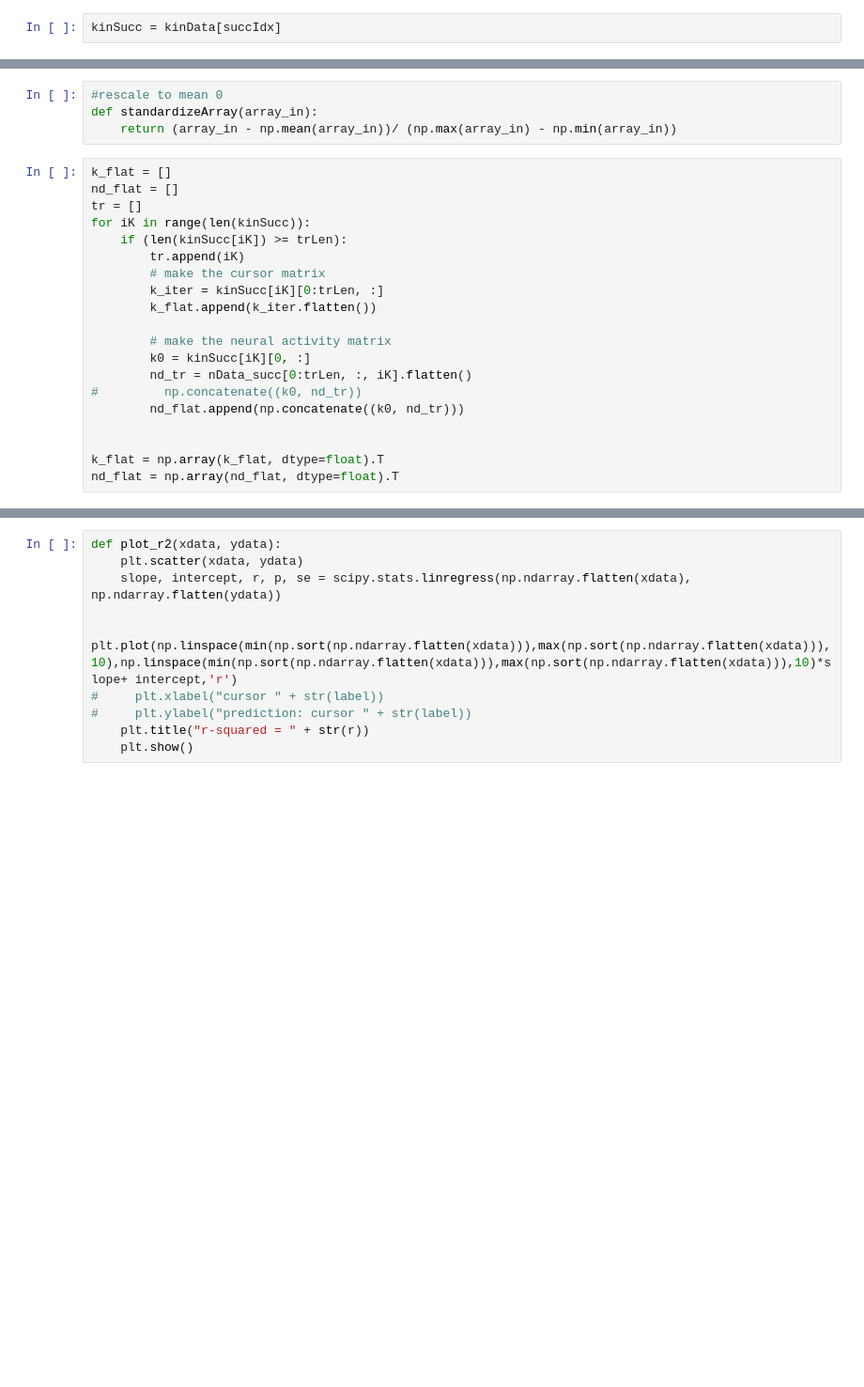
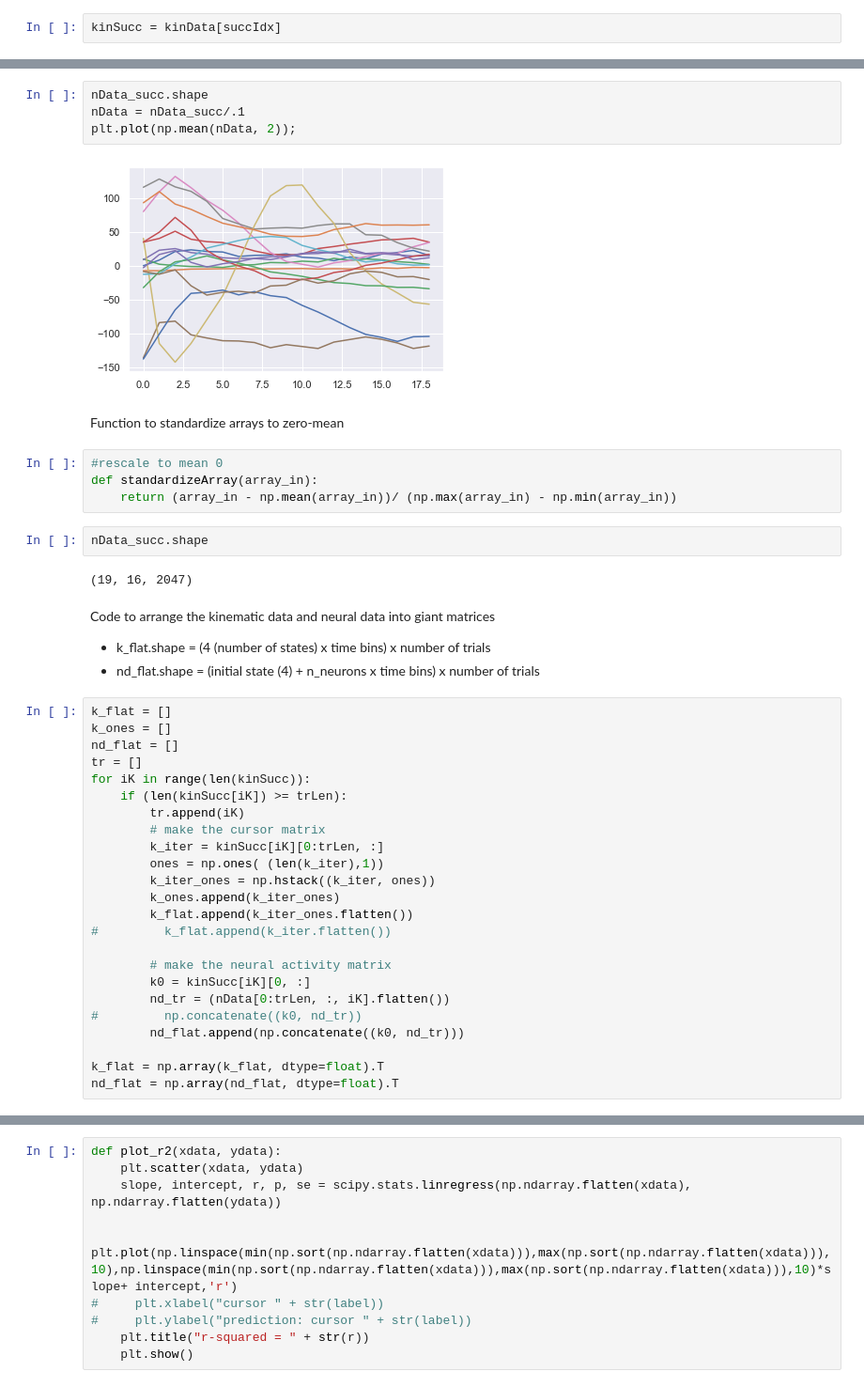
Before and after one commit to mmadduri/BMI_Model, a Jupyter notebook: ExpAnalysis/18Aug2021_FindDecoderMatrix.ipynb, the cells around one changed output, grey strips where cells are left out. Shown at 94% size. Saved outputs shown, nothing was run; the diff lists cells and outputs as text; blank space fills up the shorter version.

```diff
--- a/ExpAnalysis/18Aug2021_FindDecoderMatrix.ipynb
+++ b/ExpAnalysis/18Aug2021_FindDecoderMatrix.ipynb
@@ -88,9 +140,27 @@ plt.show()
+# %%
+nData_succ.shape
+nData = nData_succ/.1
+plt.plot(np.mean(nData, 2));
+# %% [output]
+[figure, added]
+# %% [markdown]
+Function to standardize arrays to zero-mean
 # %%
 #rescale to mean 0
 def standardizeArray(array_in):
     return (array_in - np.mean(array_in))/ (np.max(array_in) - np.min(array_in))
+# %%
+nData_succ.shape
+# %% [output]
+(19, 16, 2047)
+# %% [markdown]
+Code to arrange the kinematic data and neural data into giant matrices
+
+* k_flat.shape = (4 (number of states) x time bins) x number of trials
+* nd_flat.shape = (initial state (4) + n_neurons x time bins) x number of trials
 # %%
 k_flat = []
+k_ones = []
 nd_flat = []
 tr = []
 for iK in range(len(kinSucc)):
@@ -98,15 +168,18 @@ for iK in range(len(kinSucc)):
         tr.append(iK)
         # make the cursor matrix
         k_iter = kinSucc[iK][0:trLen, :]
-        k_flat.append(k_iter.flatten())
+        ones = np.ones( (len(k_iter),1))
+        k_iter_ones = np.hstack((k_iter, ones))
+        k_ones.append(k_iter_ones)
+        k_flat.append(k_iter_ones.flatten())
+#         k_flat.append(k_iter.flatten())
 
         # make the neural activity matrix
         k0 = kinSucc[iK][0, :]
-        nd_tr = nData_succ[0:trLen, :, iK].flatten()
+        nd_tr = (nData[0:trLen, :, iK].flatten())
 #         np.concatenate((k0, nd_tr))
         nd_flat.append(np.concatenate((k0, nd_tr)))
 
-
 k_flat = np.array(k_flat, dtype=float).T
 nd_flat = np.array(nd_flat, dtype=float).T
 # %%
```
Also changed, not shown: parts of 31 cells of this notebook.
